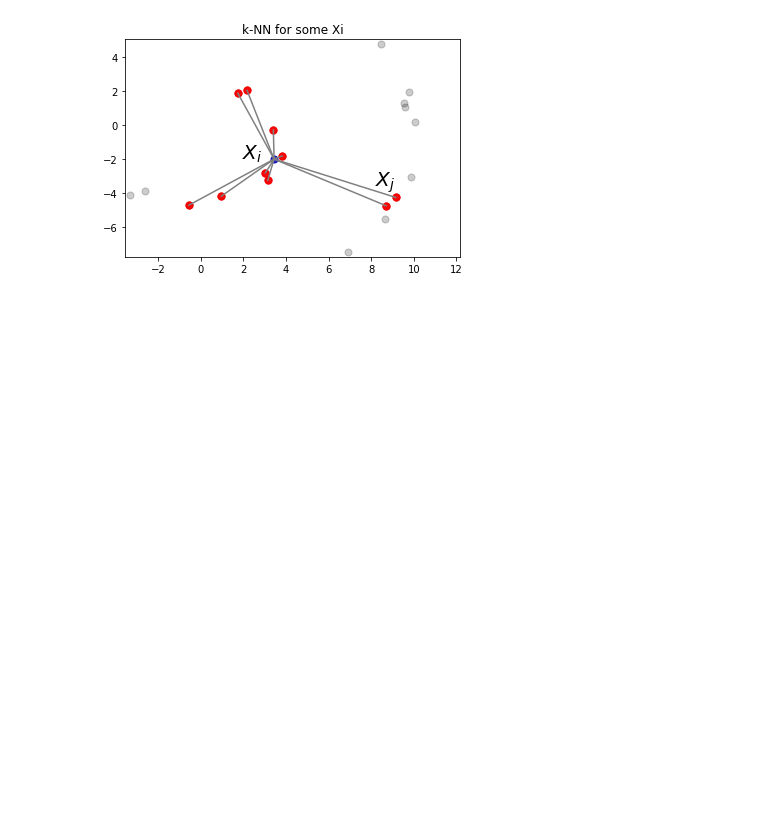
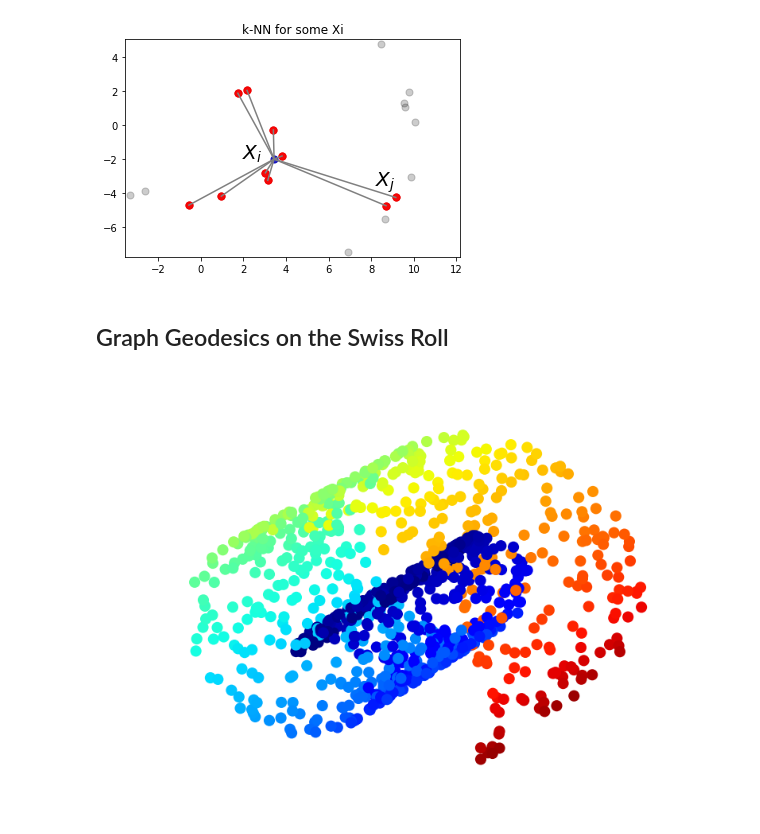
Before and after one commit to GAnagno/Dimensionality-Reduction, a Jupyter notebook: Isomap.ipynb, the cells around one changed output. Drawn from its saved outputs; the diff is of its cells as text; code cells hidden in the pictures; blank space fills up the shorter version.

```diff
--- a/Isomap.ipynb
+++ b/Isomap.ipynb
@@ -95,3 +95,29 @@ plt.xlim(np.min(xi_nn[:,0])-3,np.max(xi_nn[:,0])+3)
 plt.ylim(np.min(xi_nn[:,1]-3),np.max(xi_nn[:,1])+3);
 # %% [output]
 [figure]
+# %% [markdown]
+## Graph Geodesics on the Swiss Roll
+# %%
+# generate data
+n = 1000
+x = np.random.rand(2,n)
+
+# swiss roll transformation
+v = 3*np.pi/2*(.1 + 2*x[0,:])
+X  = np.zeros([3,n])
+X[1,:] = 20*x[1,:]
+X[0,:] = - np.cos(v)*v
+X[2,:] = np.sin(v)*v
+
+from mpl_toolkits.mplot3d import Axes3D
+
+# plot swiss roll
+fig = plt.figure(figsize=(14,10))
+ax = fig.add_subplot(111, projection="3d")
+ax.scatter(X[0,:], X[1,:], X[2,:], c=plt.cm.jet((X[0,:]**2+X[2,:]**2)/100), s=200, lw=0, alpha=1)
+ax.set_xlim(np.min(X[0,:]),np.max(X[0,:]))
+ax.set_ylim(np.min(X[1,:]),np.max(X[1,:]))
+ax.set_zlim(np.min(X[2,:]),np.max(X[2,:]))
+ax.axis("off");
+# %% [output]
+[figure, added]
```
Also changed, not shown: parts of 18 cells of this notebook.
